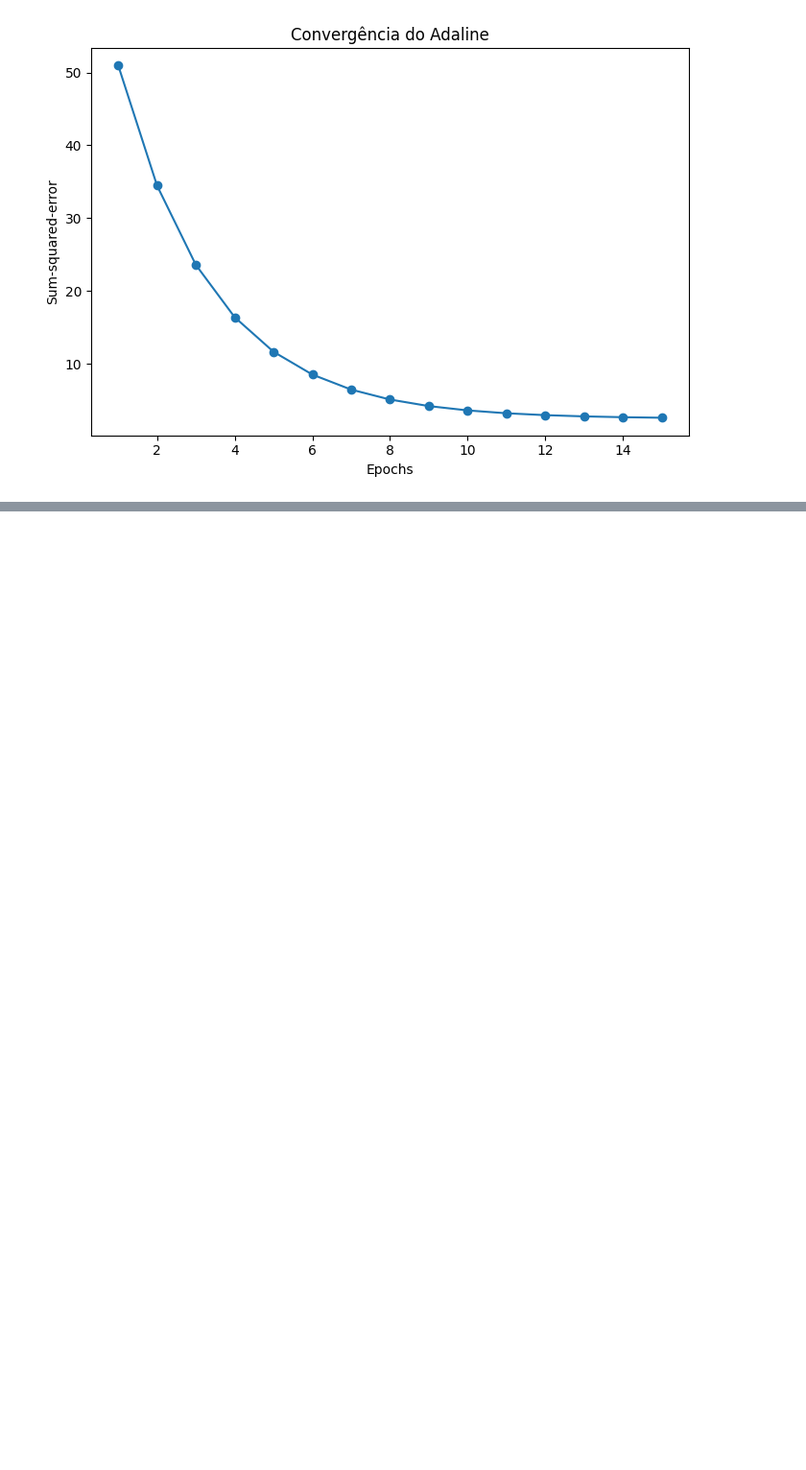
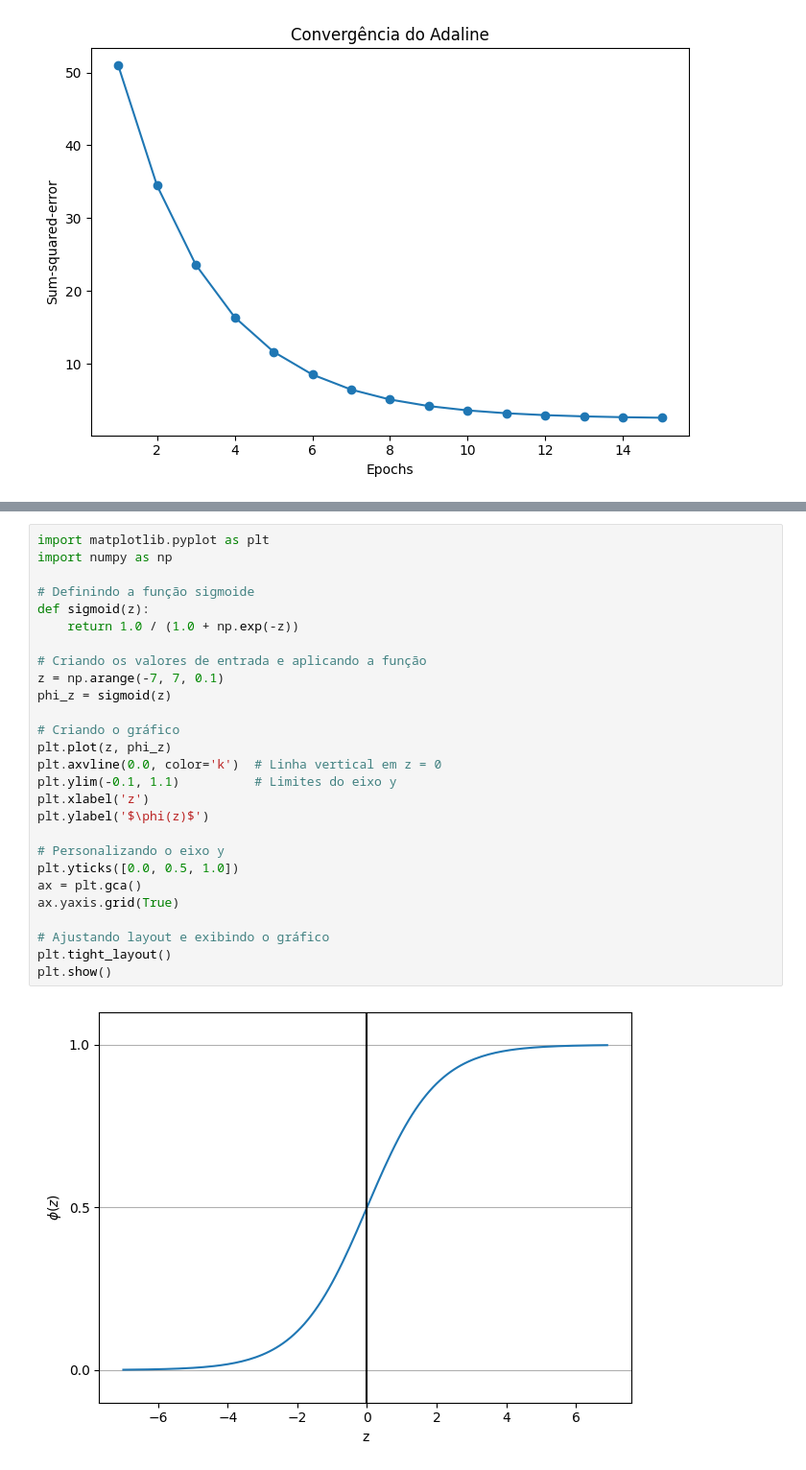
Before and after one commit to Sammypacoo/Machine-Learning, a Jupyter notebook: pereptron_adaline.ipynb, the cells around one changed output, grey strips where cells are left out. Shown at 96% size. Drawn from its saved outputs; the diff is of its cells as text; blank space fills up the shorter version.

```diff
--- a/pereptron_adaline.ipynb
+++ b/pereptron_adaline.ipynb
@@ -231,0 +447,29 @@ plt.show()
+# %%
+import matplotlib.pyplot as plt
+import numpy as np
+
+# Definindo a função sigmoide
+def sigmoid(z):
+    return 1.0 / (1.0 + np.exp(-z))
+
+# Criando os valores de entrada e aplicando a função
+z = np.arange(-7, 7, 0.1)
+phi_z = sigmoid(z)
+
+# Criando o gráfico
+plt.plot(z, phi_z)
+plt.axvline(0.0, color='k')  # Linha vertical em z = 0
+plt.ylim(-0.1, 1.1)          # Limites do eixo y
+plt.xlabel('z')
+plt.ylabel('$\phi(z)$')
+
+# Personalizando o eixo y
+plt.yticks([0.0, 0.5, 1.0])
+ax = plt.gca()
+ax.yaxis.grid(True)
+
+# Ajustando layout e exibindo o gráfico
+plt.tight_layout()
+plt.show()
+# %% [output]
+[figure, added]
```
Also changed, not shown: parts of 8 cells of this notebook.
